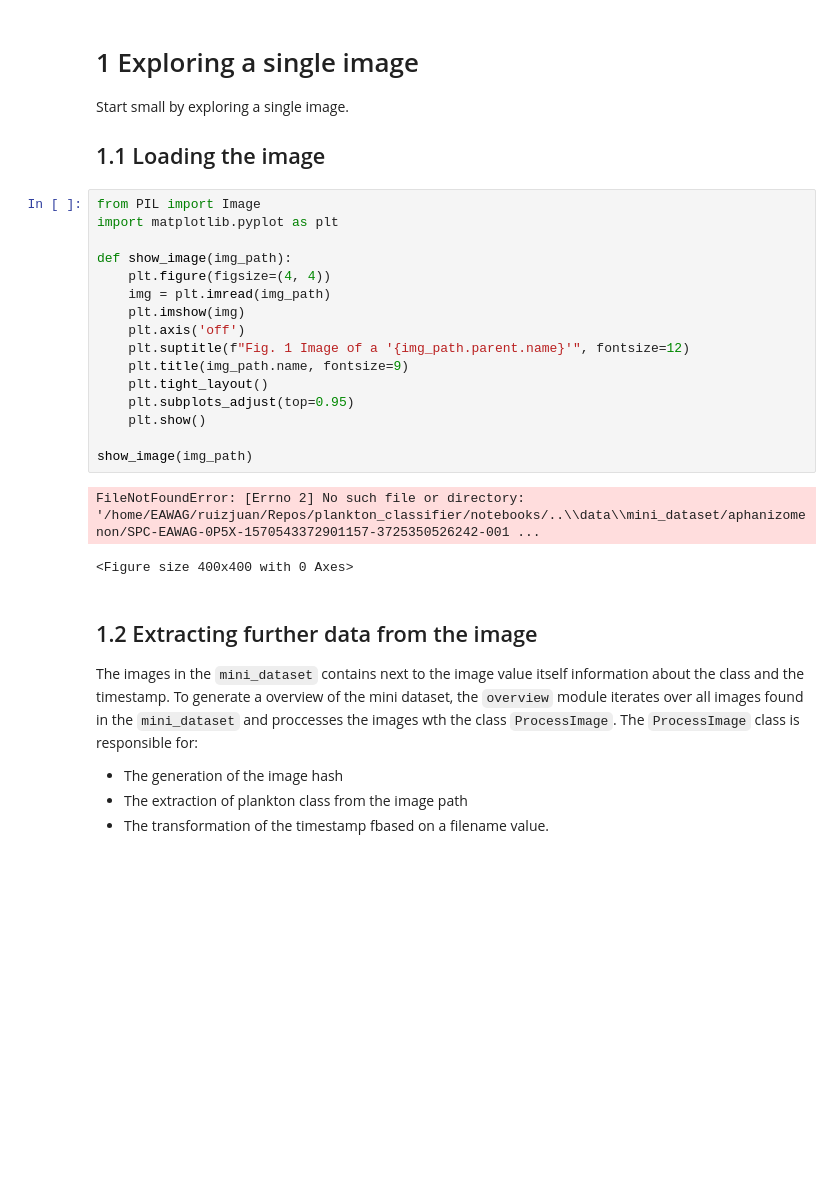
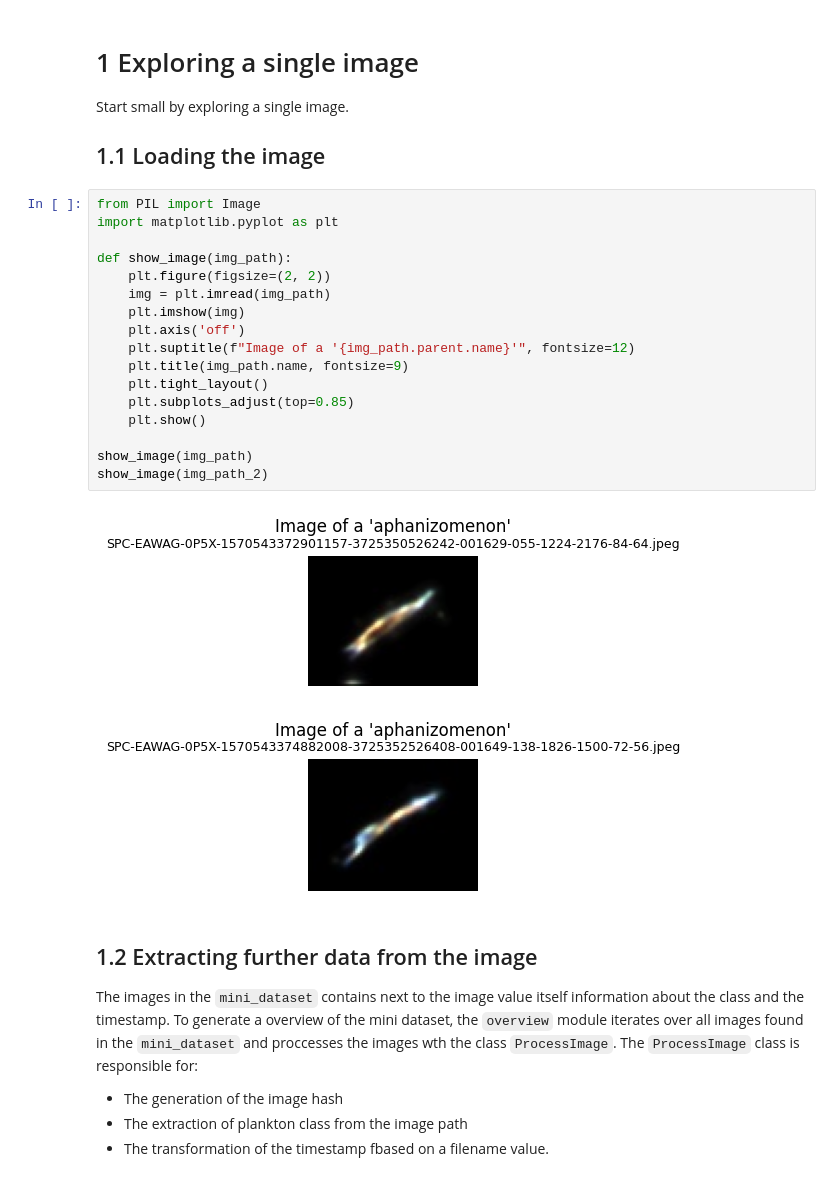
Before and after one commit to JuanFelipeRuiz/lit_ecology_classifier, a Jupyter notebook: notebooks/1_dataset_overview.ipynb, the cells around one changed output. Saved outputs shown, nothing was run; the diff lists cells and outputs as text; blank space fills up the shorter version.

Commit message:
Changes to notebooks 1 and 2

```diff
--- a/notebooks/1_dataset_overview.ipynb
+++ b/notebooks/1_dataset_overview.ipynb
@@ -34,22 +36,23 @@ Start small by exploring a single image.
 # %%
 from PIL import Image
 import matplotlib.pyplot as plt
 
 def show_image(img_path):
-    plt.figure(figsize=(4, 4))
+    plt.figure(figsize=(2, 2))
     img = plt.imread(img_path)
     plt.imshow(img)
     plt.axis('off')
-    plt.suptitle(f"Fig. 1 Image of a '{img_path.parent.name}'", fontsize=12)
+    plt.suptitle(f"Image of a '{img_path.parent.name}'", fontsize=12)
     plt.title(img_path.name, fontsize=9)
     plt.tight_layout()
-    plt.subplots_adjust(top=0.95)
+    plt.subplots_adjust(top=0.85)
     plt.show()
 
 show_image(img_path)
+show_image(img_path_2)
 # %% [output]
-FileNotFoundError: [Errno 2] No such file or directory: '/home/EAWAG/ruizjuan/Repos/plankton_classifier/notebooks/..\\data\\mini_dataset/aphanizomenon/SPC-EAWAG-0P5X-1570543372901157-3725350526242-001 ...
-<Figure size 400x400 with 0 Axes>
+[figure, added]
+[figure, added]
 # %% [markdown]
 ## 1.2 Extracting further data from the image
 
```
Also changed, not shown: parts of 6 cells of this notebook, 2 other files.
